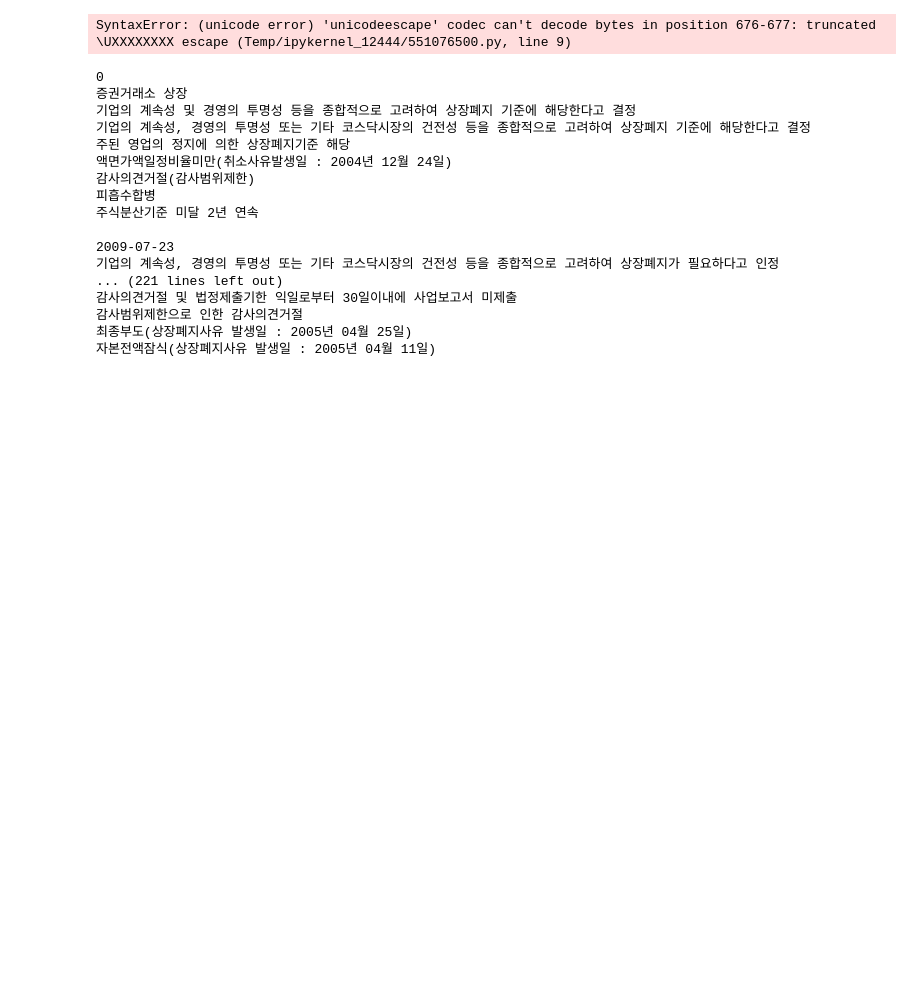
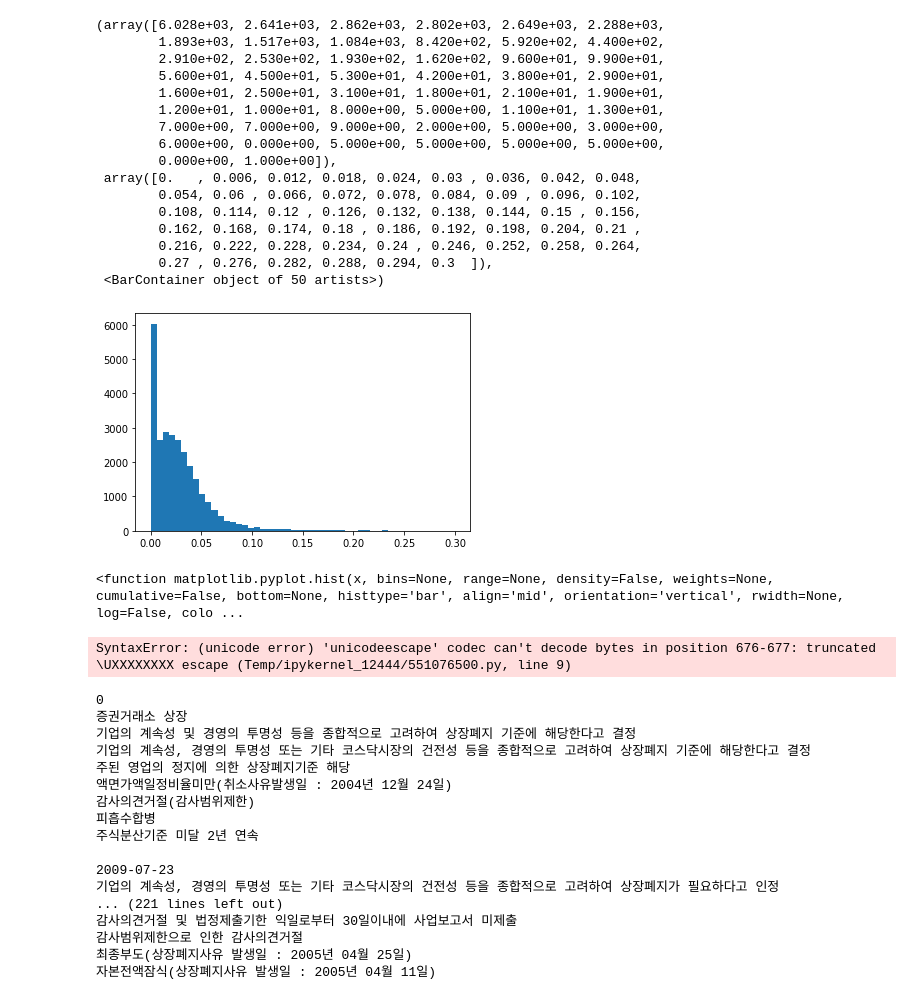
Before and after one commit to JxxHxxx/Ubion-CorporateBankruptcyAnalysis, a Jupyter notebook: Code/JH/code/preprocessing/prepro_bankruptct_3.ipynb, the cells around one changed output. Cells and saved outputs as stored; diff of their text form; code cells hidden in the pictures; blank space fills up the shorter version.

```diff
--- a/Code/JH/code/preprocessing/prepro_bankruptct_3.ipynb
+++ b/Code/JH/code/preprocessing/prepro_bankruptct_3.ipynb
@@ -27,3 +13,27 @@ dataset
+# %%
+plt.hist(dataset['금융비용 대 부채비율'].values.tolist(), range=(0,0.3), bins=50)
+# %% [output]
+(array([6.028e+03, 2.641e+03, 2.862e+03, 2.802e+03, 2.649e+03, 2.288e+03,
+        1.893e+03, 1.517e+03, 1.084e+03, 8.420e+02, 5.920e+02, 4.400e+02,
+        2.910e+02, 2.530e+02, 1.930e+02, 1.620e+02, 9.600e+01, 9.900e+01,
+        5.600e+01, 4.500e+01, 5.300e+01, 4.200e+01, 3.800e+01, 2.900e+01,
+        1.600e+01, 2.500e+01, 3.100e+01, 1.800e+01, 2.100e+01, 1.900e+01,
+        1.200e+01, 1.000e+01, 8.000e+00, 5.000e+00, 1.100e+01, 1.300e+01,
+        7.000e+00, 7.000e+00, 9.000e+00, 2.000e+00, 5.000e+00, 3.000e+00,
+        6.000e+00, 0.000e+00, 5.000e+00, 5.000e+00, 5.000e+00, 5.000e+00,
+        0.000e+00, 1.000e+00]),
+ array([0.   , 0.006, 0.012, 0.018, 0.024, 0.03 , 0.036, 0.042, 0.048,
+        0.054, 0.06 , 0.066, 0.072, 0.078, 0.084, 0.09 , 0.096, 0.102,
+        0.108, 0.114, 0.12 , 0.126, 0.132, 0.138, 0.144, 0.15 , 0.156,
+        0.162, 0.168, 0.174, 0.18 , 0.186, 0.192, 0.198, 0.204, 0.21 ,
+        0.216, 0.222, 0.228, 0.234, 0.24 , 0.246, 0.252, 0.258, 0.264,
+        0.27 , 0.276, 0.282, 0.288, 0.294, 0.3  ]),
+ <BarContainer object of 50 artists>)
+[figure, added]
+# %%
+plt.hist
+# %% [output]
+<function matplotlib.pyplot.hist(x, bins=None, range=None, density=False, weights=None, cumulative=False, bottom=None, histtype='bar', align='mid', orientation='vertical', rwidth=None, log=False, colo ...
 # %%
 """ dataset['정기공시제목'] = dataset['공시제목_x']
 dataset['수시공시제목'] = dataset['공시제목_y']
```
Also changed, not shown: parts of 3 cells of this notebook, 6 other files.
